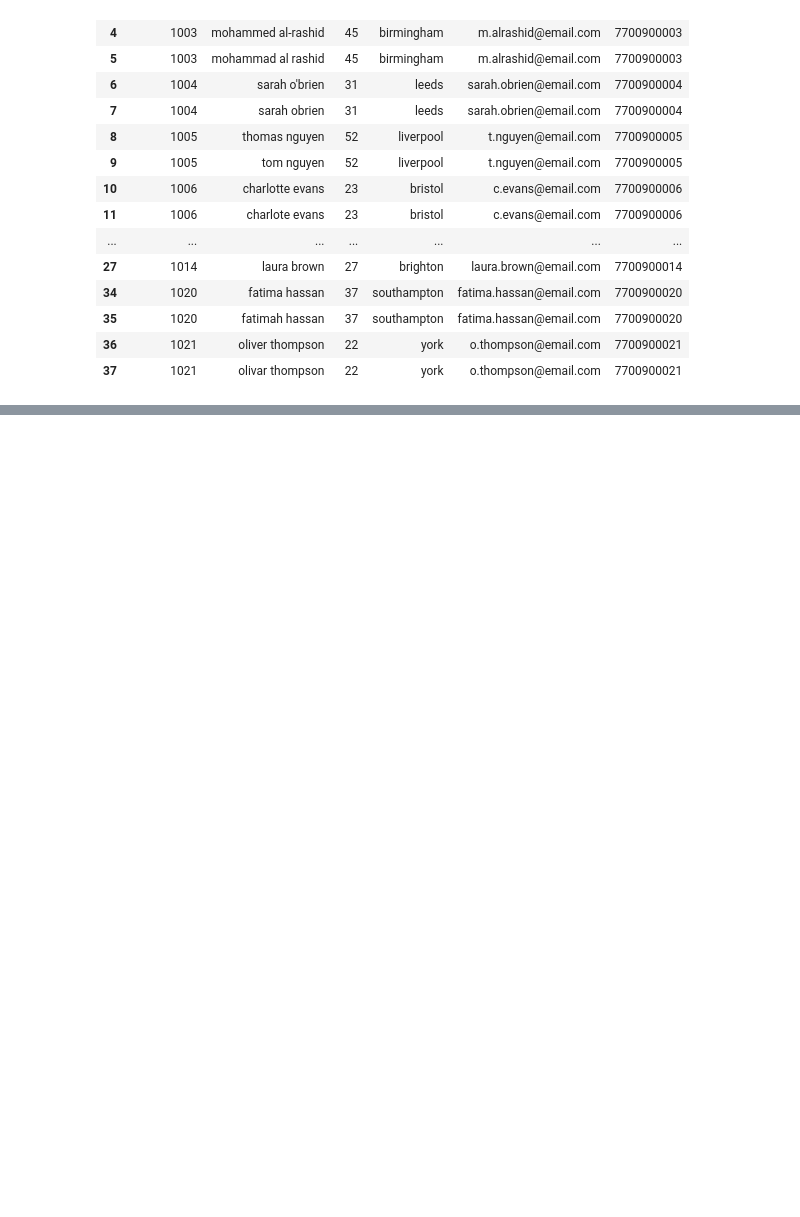
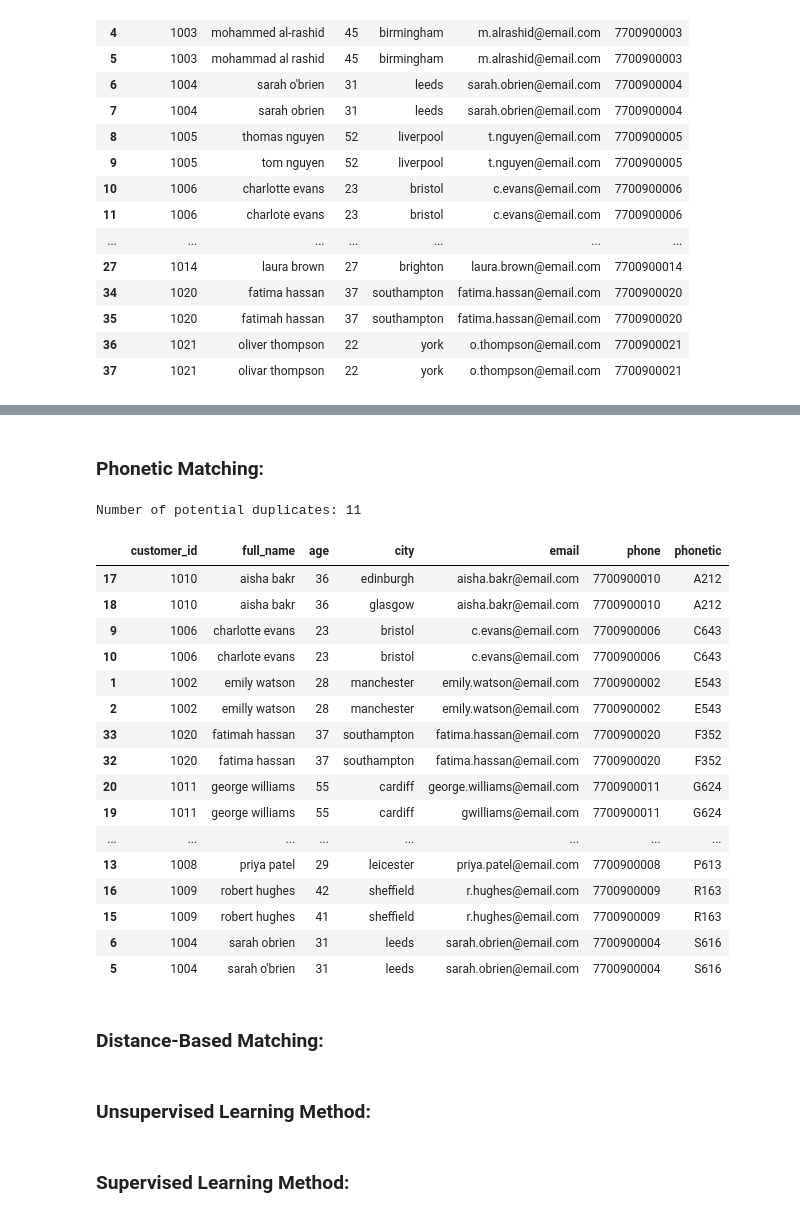
Before and after one commit to Erfan-Taherirani/Personal_ML_Notes, a Jupyter notebook: EDA/de_duplication_task.ipynb, the cells around one changed output, grey strips where cells are left out. Saved outputs shown, nothing was run; the diff lists cells and outputs as text; code cells hidden in the pictures; blank space fills up the shorter version.

Commit message:
Add feature engineering section, Add feature extraction methods (linear and non-linear)

```diff
--- a/EDA/de_duplication_task.ipynb
+++ b/EDA/de_duplication_task.ipynb
@@ -186,0 +223,15 @@ It's better to analyze them using fuzzy duplicate techniques:
+# %%
+df = pd.read_csv("/mnt/d/Pytopia/Machine Learning/Personal_ML_Notes/EDA/data/customer_dedup_dataset.csv")
+
+# normalizing the strings
+df['full_name'] = df['full_name'].str.lower()
+df['city'] = df['city'].str.lower()
+df['email'] = df['email'].str.lower()
+
+# restructuring the data to evoid cross-column duplicates
+df = df[['customer_id', 'full_name', 'age', 'city', 'email', 'phone']]
+
+# removing exact duplicates
+df = df.drop_duplicates().reset_index(drop=True)
+print(f"shape of the dataset: {df.shape}")
+df.head(10)
@@ -186,0 +314,13 @@ It's better to analyze them using fuzzy duplicate techniques:
+# %%
+from itertools import combinations
+from thefuzz import fuzz
+
+feature = "full_name"
+threshold = 80
+
+potential_duplicates = []
+for (idx1, row1), (idx2, row2) in combinations(df.iterrows(), 2):
+    if fuzz.ratio(row1[feature], row2[feature]) >= threshold:
+        potential_duplicates.append((idx1, idx2))
+
+potential_duplicates
@@ -186,0 +397,34 @@ It's better to analyze them using fuzzy duplicate techniques:
+# %% [markdown]
+### **Phonetic Matching:**
+# %%
+import jellyfish
+
+def phonetic_match(df: pd.DataFrame, feature):
+	df['phonetic'] = df[feature].apply(jellyfish.soundex)
+	new_df = df[df.duplicated(subset="phonetic", keep=False)].sort_values(by="phonetic")
+
+	print(f"Number of potential duplicates: {df.duplicated(subset="phonetic").sum()}")
+	return new_df
+
+phonetic_match(df, "full_name")
+# %% [output]
+Number of potential duplicates: 11
+|  | customer_id | full_name | age | city | email | phone | phonetic |
+| 17 | 1010 | aisha bakr | 36 | edinburgh | aisha.bakr@email.com | 7700900010 | A212 |
+| 18 | 1010 | aisha bakr | 36 | glasgow | aisha.bakr@email.com | 7700900010 | A212 |
+| 9 | 1006 | charlotte evans | 23 | bristol | c.evans@email.com | 7700900006 | C643 |
+| 10 | 1006 | charlote evans | 23 | bristol | c.evans@email.com | 7700900006 | C643 |
+| 1 | 1002 | emily watson | 28 | manchester | emily.watson@email.com | 7700900002 | E543 |
+| 2 | 1002 | emilly watson | 28 | manchester | emily.watson@email.com | 7700900002 | E543 |
+| 33 | 1020 | fatimah hassan | 37 | southampton | fatima.hassan@email.com | 7700900020 | F352 |
+| 32 | 1020 | fatima hassan | 37 | southampton | fatima.hassan@email.com | 7700900020 | F352 |
+| 20 | 1011 | george williams | 55 | cardiff | george.williams@email.com | 7700900011 | G624 |
+| 19 | 1011 | george williams | 55 | cardiff | gwilliams@email.com | 7700900011 | G624 |
+| ... | ... | ... | ... | ... | ... | ... | ... |
+| 13 | 1008 | priya patel | 29 | leicester | priya.patel@email.com | 7700900008 | P613 |
+| 16 | 1009 | robert hughes | 42 | sheffield | r.hughes@email.com | 7700900009 | R163 |
+| 15 | 1009 | robert hughes | 41 | sheffield | r.hughes@email.com | 7700900009 | R163 |
+| 6 | 1004 | sarah obrien | 31 | leeds | sarah.obrien@email.com | 7700900004 | S616 |
+| 5 | 1004 | sarah o'brien | 31 | leeds | sarah.obrien@email.com | 7700900004 | S616 |
+# %% [markdown]
+### **Distance-Based Matching:**
@@ -186,0 +433,4 @@ It's better to analyze them using fuzzy duplicate techniques:
+# %% [markdown]
+### **Unsupervised Learning Method:**
+# %% [markdown]
+### **Supervised Learning Method:**
```
Also changed, not shown: parts of 16 cells of this notebook, 4 other files.
